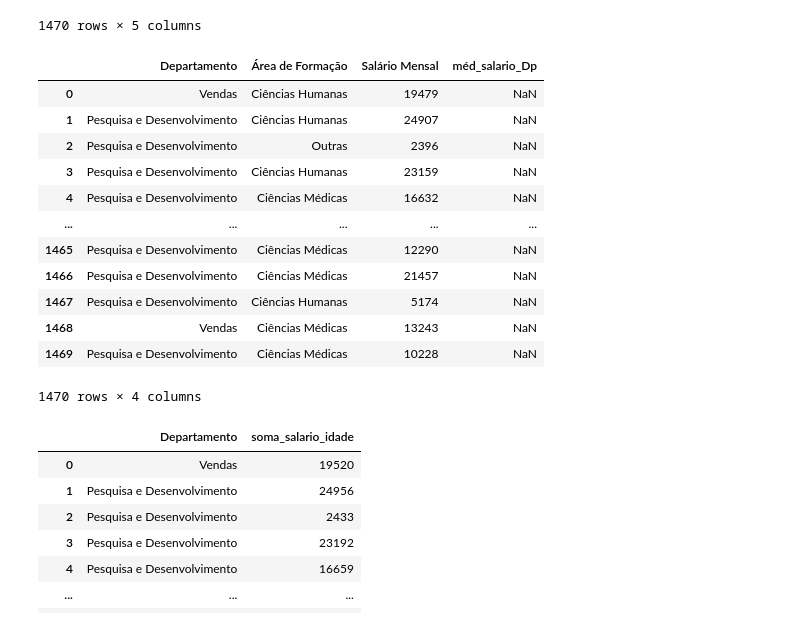
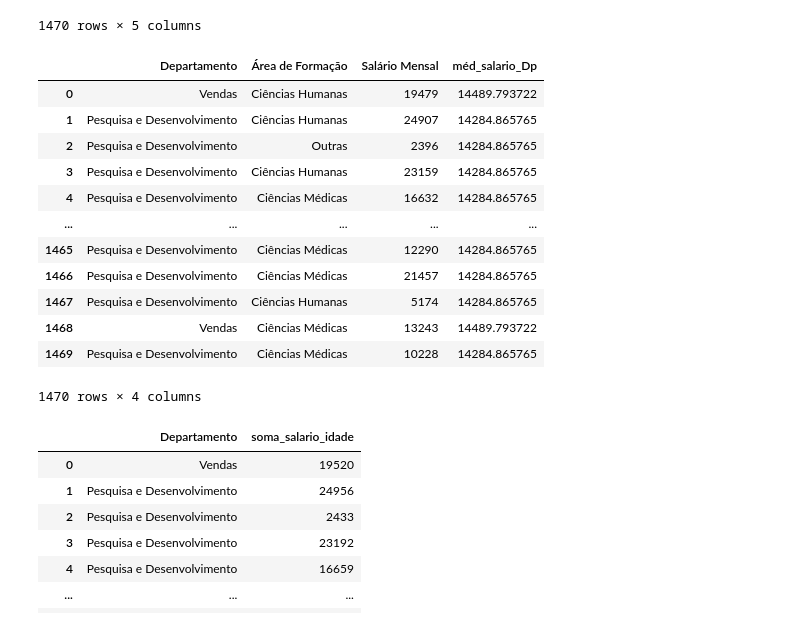
Before and after one commit to victoriawermelinger/SoulCode, a Jupyter notebook: Bootcamp - ANALISE DE DADOS/Atividade 03 - Pandas.ipynb, the cells around one changed output. Drawn from its saved outputs; the diff is of its cells as text; code cells hidden in the pictures.

```diff
--- a/Bootcamp - ANALISE DE DADOS/Atividade 03 - Pandas.ipynb
+++ b/Bootcamp - ANALISE DE DADOS/Atividade 03 - Pandas.ipynb
@@ -120,10 +120,9 @@ print(data_f1)
 # %% [markdown]
 ## Começo dos Exercícios:
 # %%
-#1. Contando a frequência de viagens de negócios
-data_f['quantidade_viagem'] = data_f['Viagem de negócios'].value_counts()
-
-display(quantidade_viagem)
+#1. Contando a frequência de viagens de negócio
+Viagens_contagem= data_f['Viagem de negócios'].value_counts()
+display(Viagens_contagem)
 
 #desgaste_funcionario.to_csv('atividade1', index =False)
 # %% [output]
@@ -438,22 +437,24 @@ display(data_f[['Departamento','Área de Formação' ,'Gênero', 'Salário Mensa
 1470 rows × 5 columns
 # %%
 # Calcula a média do salário por departamento e atribui a cada linha
-data_f['méd_salario_Dp'] = data_f.groupby('Departamento')['Salário Mensal'].mean()
+méd_salario_Dp = data_f.groupby('Departamento')['Salário Mensal'].mean()
+
+data_f['méd_salario_Dp'] = data_f['Departamento'].map(méd_salario_Dp)
 
 display(data_f[['Departamento','Área de Formação', 'Salário Mensal', 'méd_salario_Dp']])
 # %% [output]
 |  | Departamento | Área de Formação | Salário Mensal | méd_salario_Dp |
-| 0 | Vendas | Ciências Humanas | 19479 | NaN |
-| 1 | Pesquisa e Desenvolvimento | Ciências Humanas | 24907 | NaN |
-| 2 | Pesquisa e Desenvolvimento | Outras | 2396 | NaN |
-| 3 | Pesquisa e Desenvolvimento | Ciências Humanas | 23159 | NaN |
-| 4 | Pesquisa e Desenvolvimento | Ciências Médicas | 16632 | NaN |
+| 0 | Vendas | Ciências Humanas | 19479 | 14489.793722 |
+| 1 | Pesquisa e Desenvolvimento | Ciências Humanas | 24907 | 14284.865765 |
+| 2 | Pesquisa e Desenvolvimento | Outras | 2396 | 14284.865765 |
+| 3 | Pesquisa e Desenvolvimento | Ciências Humanas | 23159 | 14284.865765 |
+| 4 | Pesquisa e Desenvolvimento | Ciências Médicas | 16632 | 14284.865765 |
 | ... | ... | ... | ... | ... |
-| 1465 | Pesquisa e Desenvolvimento | Ciências Médicas | 12290 | NaN |
-| 1466 | Pesquisa e Desenvolvimento | Ciências Médicas | 21457 | NaN |
-| 1467 | Pesquisa e Desenvolvimento | Ciências Humanas | 5174 | NaN |
-| 1468 | Vendas | Ciências Médicas | 13243 | NaN |
-| 1469 | Pesquisa e Desenvolvimento | Ciências Médicas | 10228 | NaN |
+| 1465 | Pesquisa e Desenvolvimento | Ciências Médicas | 12290 | 14284.865765 |
+| 1466 | Pesquisa e Desenvolvimento | Ciências Médicas | 21457 | 14284.865765 |
+| 1467 | Pesquisa e Desenvolvimento | Ciências Humanas | 5174 | 14284.865765 |
+| 1468 | Vendas | Ciências Médicas | 13243 | 14489.793722 |
+| 1469 | Pesquisa e Desenvolvimento | Ciências Médicas | 10228 | 14284.865765 |
 1470 rows × 4 columns
 # %%
 #20 Aplicar Funções Lambda a Multiplas colunas
```
Also changed, not shown: parts of 6 cells of this notebook.
